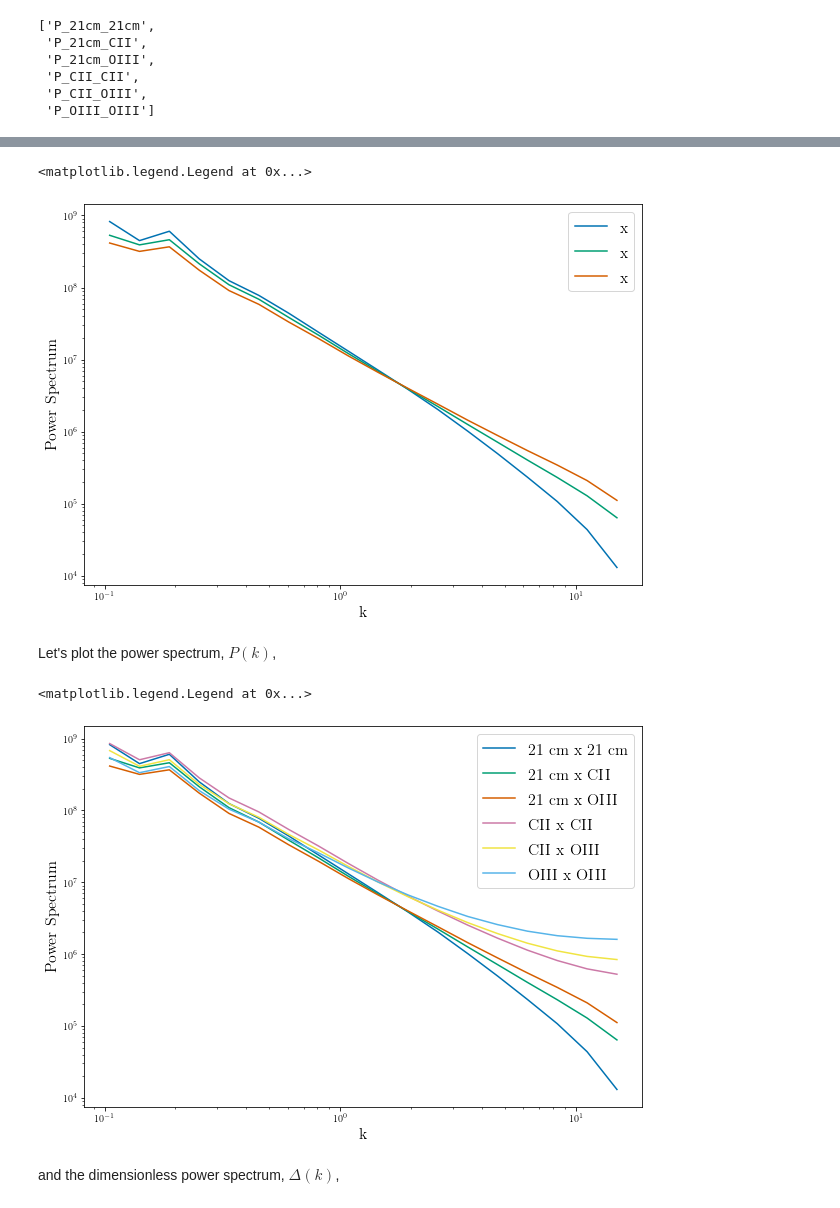
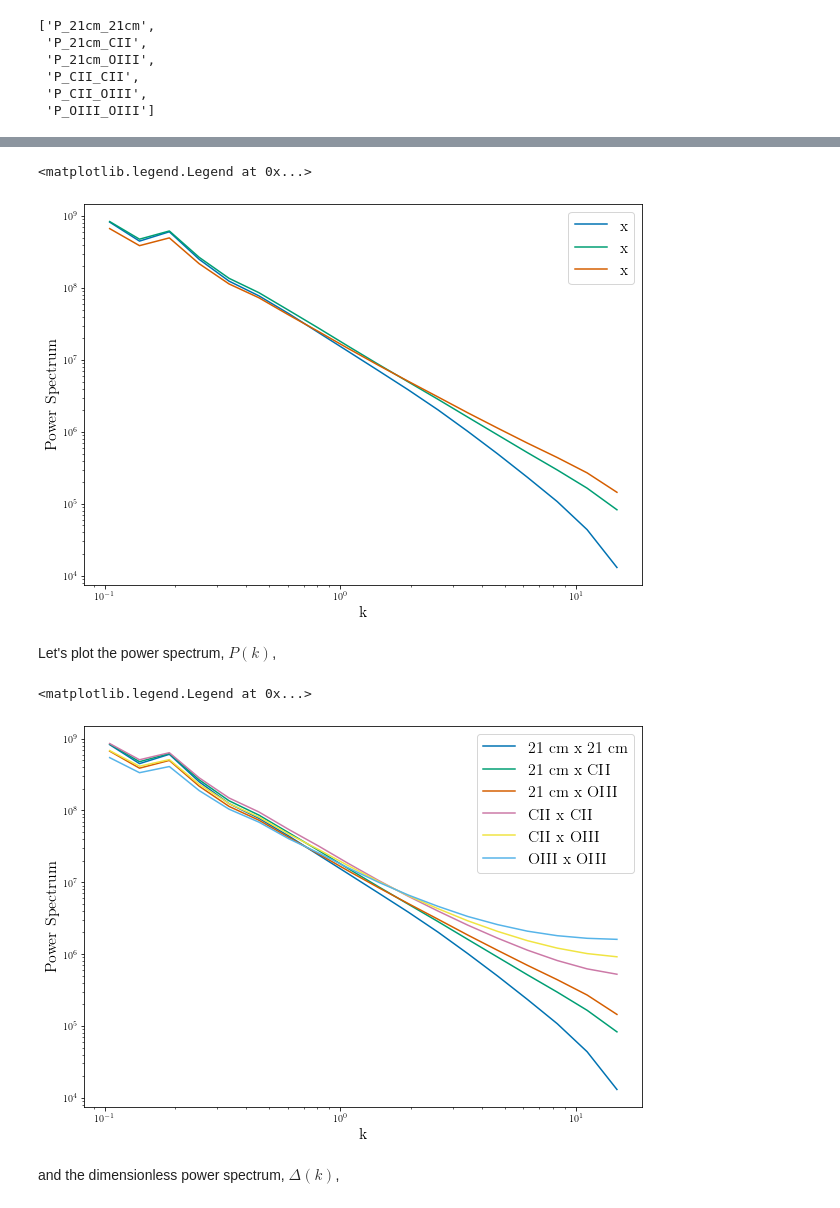
Before and after one commit to lisaleemcb/deprism, a Jupyter notebook: generate_spectra.ipynb, the cells around one changed output, grey strips where cells are left out. Cells and saved outputs as stored; diff of their text form; code cells hidden in the pictures.

Commit message:
added .py file that can will generate plots without using a juptyer notebook. changes to the jupyter notebook.

```diff
--- a/generate_spectra.ipynb
+++ b/generate_spectra.ipynb
@@ -133,7 +162,7 @@ pars.set_matter_power(redshifts=[6.0155], kmax=2.0)
 #Linear spectra
 pars.NonLinear = model.NonLinear_none
 results = camb.get_results(pars)
-kh, z, pk = results.get_matter_power_spectrum(minkh=bins_field[0], maxkh=bins_field[-5],
+kh, redshifts, pk = results.get_matter_power_spectrum(minkh=bins_field[0], maxkh=bins_field[-5],
                                               npoints=200)
 s8 = np.array(results.get_sigma8())
 
@@ -435,16 +432,16 @@ mean intensity =  23345.54138022396 Jy / sr
 # %%
-fig, ax = plt.subplots(figsize=(10,8))
+#fig, ax = plt.subplots(figsize=(10,8))
 
-for i, power in enumerate(power_indices):
-    print('power=', power)
-    lumens = np.sqrt(scalings[i]) * utils.mass2luminosity(masses, power=power, mass_0=1.0)
-    print('mean= ', lumens.mean())
-    n, bins, _ = ax.hist(np.log(lumens.value), 100, alpha = 0.5, lw=3, log=True, label=r'$\alpha=$' + str(power))
+#for i, power in enumerate(power_indices):
+#    print('power=', power)
+#    lumens = np.sqrt(scalings[i]) * utils.mass2luminosity(masses, power=power, mass_0=1.0)
+#    print('mean= ', lumens.mean())
+#    n, bins, _ = ax.hist(np.log(lumens.value), 100, alpha = 0.5, lw=3, log=True, label=r'$\alpha=$' + str(power))
 
-ax.set_xlabel(r'log[L]', fontsize=16)
-ax.set_ylabel(r'log[N(L)]', fontsize=16)
+#ax.set_xlabel(r'log[L]', fontsize=16)
+#ax.set_ylabel(r'log[N(L)]', fontsize=16)
 
-fig.legend()
+#fig.legend()
 
 
     # print('shot noise for index, alpha=', power, ': is ', integral)
@@ -500,6 +522,8 @@ array([[0., 0.],
 # %%
-p_specs = np.load('p_specs.npz')
-p_specs.files
+pspecs_sf = np.load('pspecs_sf.npz')
+pspecs_pl = np.load('pspecs_pl.npz')
+pspecs_bt = np.load('pspecs_bt.npz')
+pspecs_bt.files
 # %% [output]
 ['P_21cm_21cm',
  'P_21cm_CII',
@@ -524,4 +534,12 @@ array([[0., 0.],
 # %%
-spectra = (k, [p_specs['P_21cm_21cm'], p_specs['P_21cm_CII'],
-               p_specs['P_21cm_OIII'], p_specs['P_CII_CII'],
-               p_specs['P_CII_OIII'], p_specs['P_OIII_OIII']])
+spectra_sf = (k, [pspecs_sf['P_21cm_21cm'], pspecs_sf['P_21cm_CII'],
+               pspecs_sf['P_21cm_OIII'], pspecs_sf['P_CII_CII'],
+               pspecs_sf['P_CII_OIII'], pspecs_sf['P_OIII_OIII']])
+
+spectra_pl = (k, [pspecs_pl['P_21cm_21cm'], pspecs_pl['P_21cm_CII'],
+               pspecs_pl['P_21cm_OIII'], pspecs_pl['P_CII_CII'],
+               pspecs_pl['P_CII_OIII'], pspecs_pl['P_OIII_OIII']])
+
+spectra_bt = (k, [pspecs_bt['P_21cm_21cm'], pspecs_bt['P_21cm_CII'],
+               pspecs_bt['P_21cm_OIII'], pspecs_bt['P_CII_CII'],
+               pspecs_bt['P_CII_OIII'], pspecs_bt['P_OIII_OIII']])
@@ -539,7 +637,7 @@ for label in line_labels:
 #plt.loglog(k, Lidz_pspec_log, label='Lidz log')
     #legend_label = r*label
 
-    plt.loglog(k[1:-1], p_specs[label][1:-1], marker='None',
+    plt.loglog(k[1:-1], pspecs_sf[label][1:-1], marker='None',
             label=r'x')
 
 #plt.loglog(k[1:-1], spectra[label[1:-1], marker='None',
@@ -557,33 +655,33 @@ plt.ylabel('Power Spectrum', fontsize=16)
 plt.legend(fontsize=16)
 # %% [output]
 <matplotlib.legend.Legend at 0x...>
-[figure, old version]
+[figure, new version]
 # %% [markdown]
 Let's plot the power spectrum, $P(k)$,
 # %%
 fig, ax = plt.subplots()
 
 fig.set_figheight(7)
 fig.set_figwidth(10)
 
 line_labels = [r'21 cm', r'CII', r'OIII']
 
 #ax.axvline(k_log[9], color='black', ls='--', alpha=.2)
 
 #plt.loglog(k_log, Lidz_pspec_log, label='Lidz log')
 
-for i in range(len(spectra[1])):
-    plt.loglog(k[1:-1], spectra[1][i][1:-1], marker='None',
+for i in range(len(spectra_sf[1])):
+    plt.loglog(k[1:-1], spectra_sf[1][i][1:-1], marker='None',
         label=r'{} x {} '.format(line_labels[int(indices[i][0])],
                                                        line_labels[int(indices[i][1])]))
 
 plt.xlabel('k',fontsize=16)
 plt.ylabel('Power Spectrum', fontsize=16)
 
 plt.legend(fontsize=16)
 # %% [output]
 <matplotlib.legend.Legend at 0x...>
-[figure, old version]
+[figure, new version]
 # %% [markdown]
 and the dimensionless power spectrum, $\Delta(k)$,
 # %%
```
Also changed, not shown: parts of 259 cells of this notebook, 1 other file.
